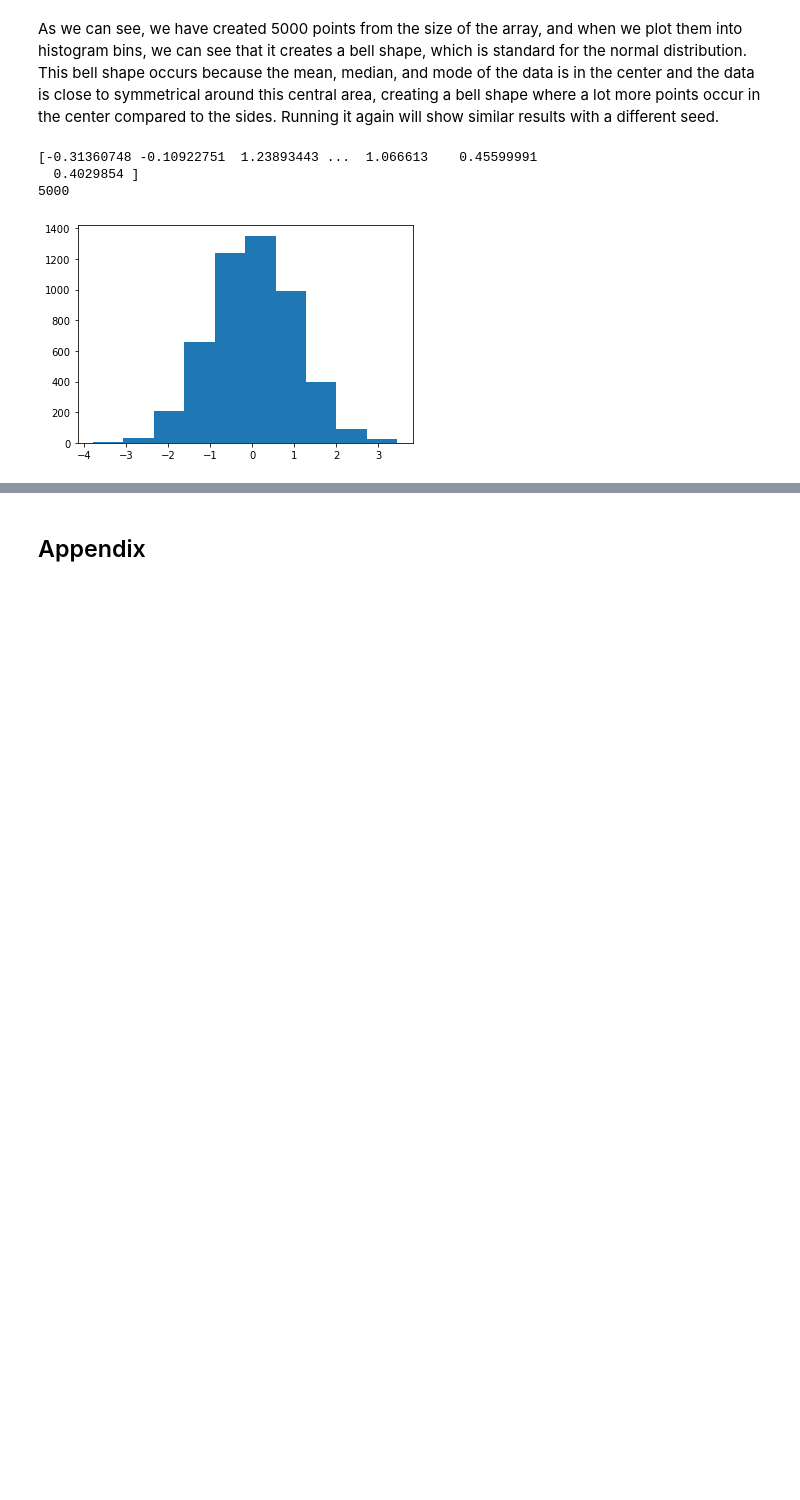
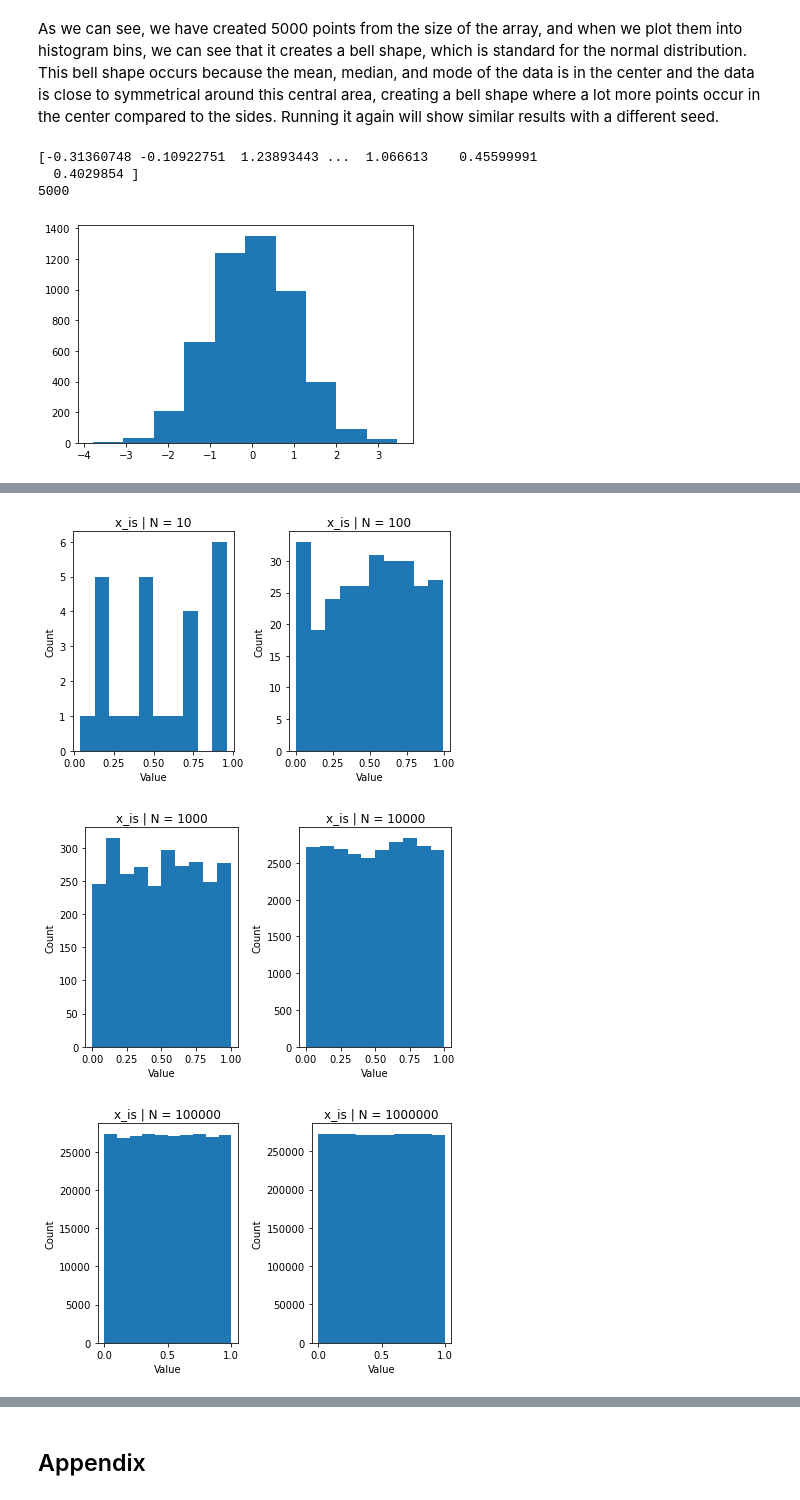
Before and after one commit to rohansanjay/monte-carlo, a Jupyter notebook: Math458 Final Project #1, #2, #3, #4.ipynb, the cells around one changed output, grey strips where cells are left out. Saved outputs shown, nothing was run; the diff lists cells and outputs as text; code cells hidden in the pictures; blank space fills up the shorter version.

```diff
--- a/Math458 Final Project #1, #2, #3, #4.ipynb
+++ b/Math458 Final Project #1, #2, #3, #4.ipynb
@@ -81,0 +100,6 @@ question4()
+# %%
+printData(data, trials)
+# %% [output]
+[figure, added]
+[figure, added]
+[figure, added]
```
Also changed, not shown: parts of 16 cells of this notebook.
